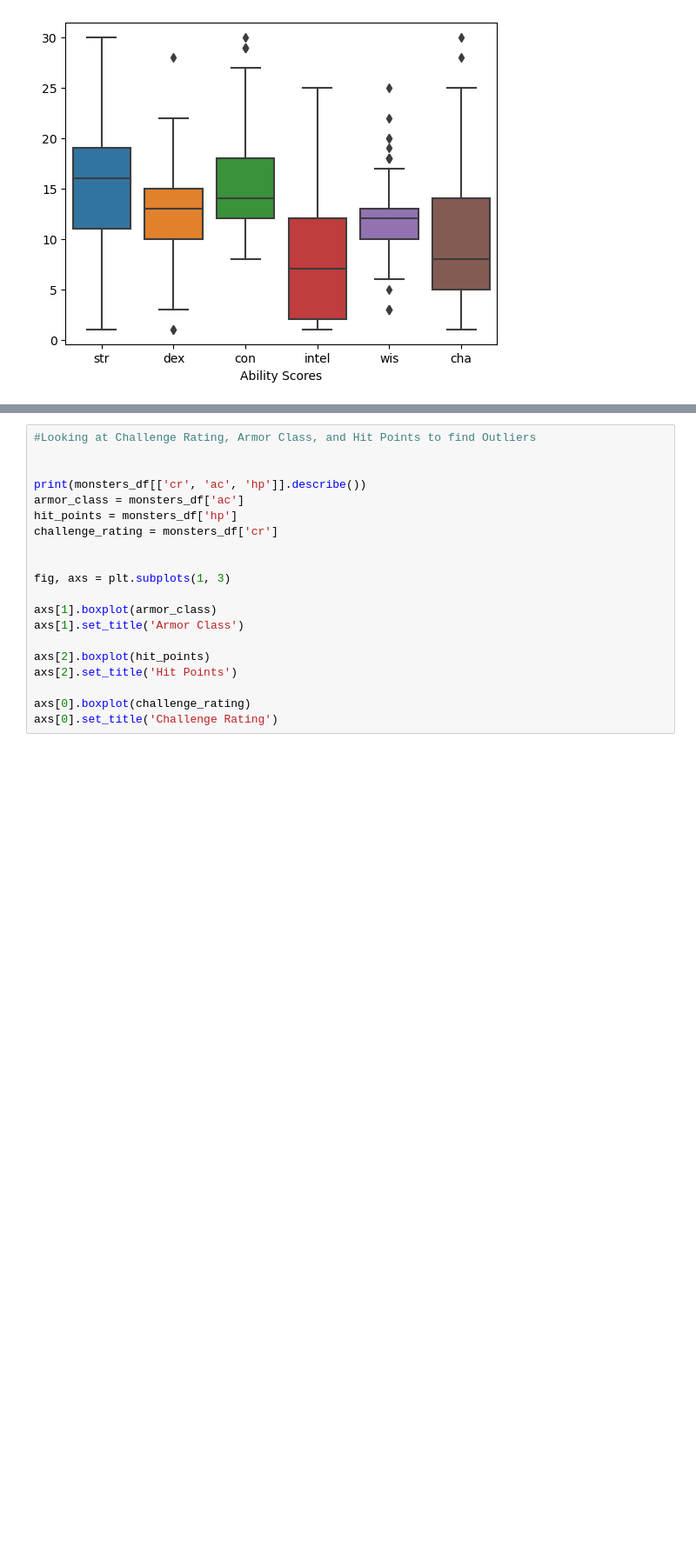
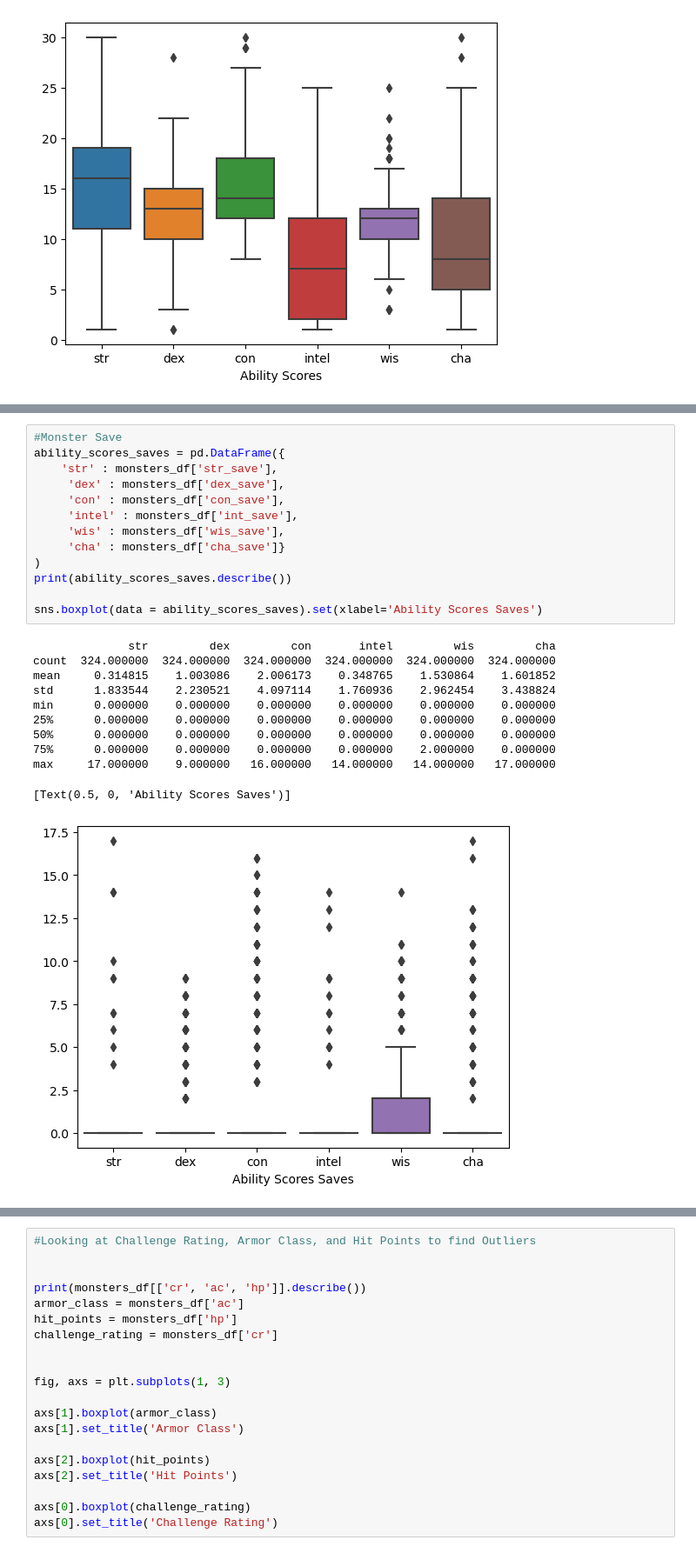
Before and after one commit to odelmas-sci/assign-4-cleaning-data-checkpoint, a Jupyter notebook: checkpoint-three.ipynb, the cells around one changed output, grey strips where cells are left out. Shown: that part at 87% size. Saved outputs shown, nothing was run; the diff lists cells and outputs as text; blank space fills up the shorter version.

```diff
--- a/checkpoint-three.ipynb
+++ b/checkpoint-three.ipynb
@@ -140,2 +165,27 @@ max     30.000000   28.000000   30.000000   25.000000   25.000000   30.000000
+# %%
+#Monster Save
+ability_scores_saves = pd.DataFrame({
+    'str' : monsters_df['str_save'],
+     'dex' : monsters_df['dex_save'],
+     'con' : monsters_df['con_save'],
+     'intel' : monsters_df['int_save'],
+     'wis' : monsters_df['wis_save'],
+     'cha' : monsters_df['cha_save']}
+)
+print(ability_scores_saves.describe())
+
+sns.boxplot(data = ability_scores_saves).set(xlabel='Ability Scores Saves')
+# %% [output]
+              str         dex         con       intel         wis         cha
+count  324.000000  324.000000  324.000000  324.000000  324.000000  324.000000
+mean     0.314815    1.003086    2.006173    0.348765    1.530864    1.601852
+std      1.833544    2.230521    4.097114    1.760936    2.962454    3.438824
+min      0.000000    0.000000    0.000000    0.000000    0.000000    0.000000
+25%      0.000000    0.000000    0.000000    0.000000    0.000000    0.000000
+50%      0.000000    0.000000    0.000000    0.000000    0.000000    0.000000
+75%      0.000000    0.000000    0.000000    0.000000    2.000000    0.000000
+max     17.000000    9.000000   16.000000   14.000000   14.000000   17.000000
+[Text(0.5, 0, 'Ability Scores Saves')]
+[figure, added]
 # %% [markdown]
 **OBSERVATIONS**
```
Also changed, not shown: parts of 13 cells of this notebook, 1 other file.
